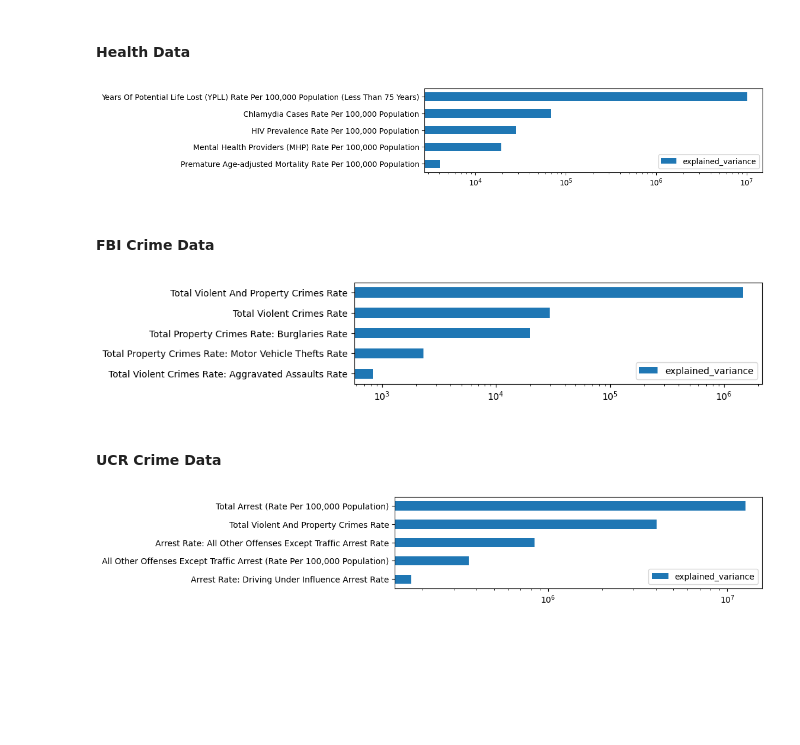
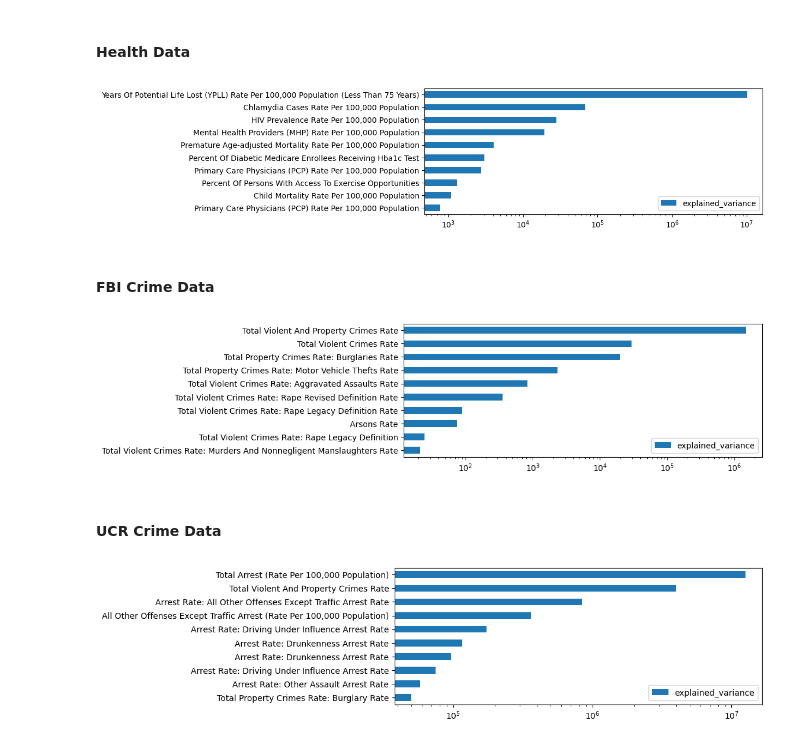
Before and after one commit to rabader/Relocation-Personalization, a Jupyter notebook: notebooks/pca_exploration.ipynb, the cells around one changed output. Cells and saved outputs as stored; diff of their text form; code cells hidden in the pictures; blank space fills up the shorter version.

```diff
--- a/notebooks/pca_exploration.ipynb
+++ b/notebooks/pca_exploration.ipynb
@@ -12,20 +12,20 @@ from sklearn.impute import SimpleImputer
 #### Health Data
 # %%
 df = pd.read_csv("../data/processed/health.csv.gz")
-pca_features,pca_chart = sea.get_pca_components(df,feature_col_lst=df.columns[6:],n_components=5,fig_width=8,fig_height=2)
+pca_features,pca_chart = sea.get_pca_components(df,feature_col_lst=df.columns[6:],n_components=10,fig_width=8,fig_height=3)
 # %% [output]
-[figure, old version]
+[figure, new version]
 # %% [markdown]
 #### FBI Crime Data
 # %%
 df = pd.read_csv("../data/processed/fbi_crime.csv.gz")
-pca_features,pca_chart = sea.get_pca_components(df,feature_col_lst=df.columns[6:],n_components=5,fig_width=8,fig_height=2)
+pca_features,pca_chart = sea.get_pca_components(df,feature_col_lst=df.columns[6:],n_components=10,fig_width=8,fig_height=3)
 # %% [output]
-[figure, old version]
+[figure, new version]
 # %% [markdown]
 #### UCR Crime Data
 # %%
 df = pd.read_csv("../data/processed/ucr_crime.csv.gz")
-pca_features,pca_chart = sea.get_pca_components(df,feature_col_lst=df.columns[6:],n_components=5,fig_width=8,fig_height=2)
+pca_features,pca_chart = sea.get_pca_components(df,feature_col_lst=df.columns[6:],n_components=10,fig_width=8,fig_height=3)
 # %% [output]
-[figure, old version]
+[figure, new version]
```
Also changed, not shown: parts of 2 cells of this notebook.
